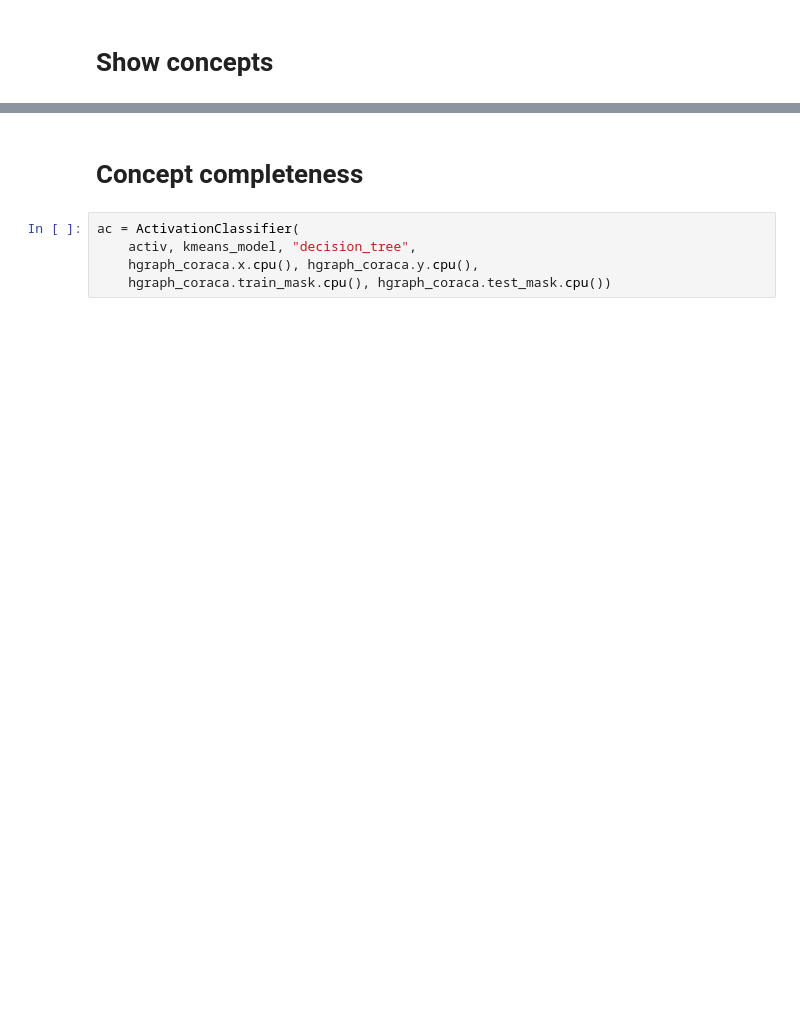
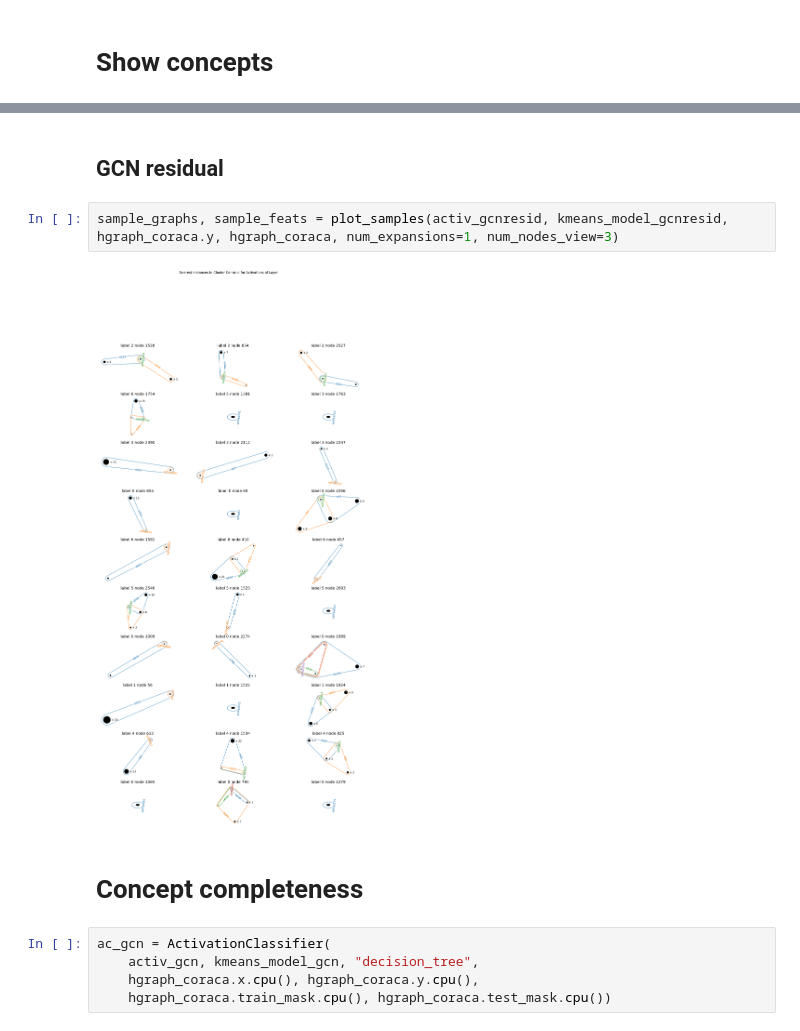
Before and after one commit to ssu53/explain_hypergraph, a Jupyter notebook: cora_coauthorship.ipynb, the cells around one changed output, grey strips where cells are left out. Cells and saved outputs as stored; diff of their text form; blank space fills up the shorter version.

```diff
--- a/cora_coauthorship.ipynb
+++ b/cora_coauthorship.ipynb
@@ -324,8 +378,14 @@ sample_graphs, sample_feats = plot_samples(activ, kmeans_model, hgraph_coraca.y,
+# %% [markdown]
+## GCN residual
+# %%
+sample_graphs, sample_feats = plot_samples(activ_gcnresid, kmeans_model_gcnresid, hgraph_coraca.y, hgraph_coraca, num_expansions=1, num_nodes_view=3)
+# %% [output]
+[figure, added]
 # %% [markdown]
 # Concept completeness
 # %%
-ac = ActivationClassifier(
-    activ, kmeans_model, "decision_tree",
+ac_gcn = ActivationClassifier(
+    activ_gcn, kmeans_model_gcn, "decision_tree",
     hgraph_coraca.x.cpu(), hgraph_coraca.y.cpu(),
     hgraph_coraca.train_mask.cpu(), hgraph_coraca.test_mask.cpu())
 # %%
```
Also changed, not shown: parts of 35 cells of this notebook, 9 other files.
